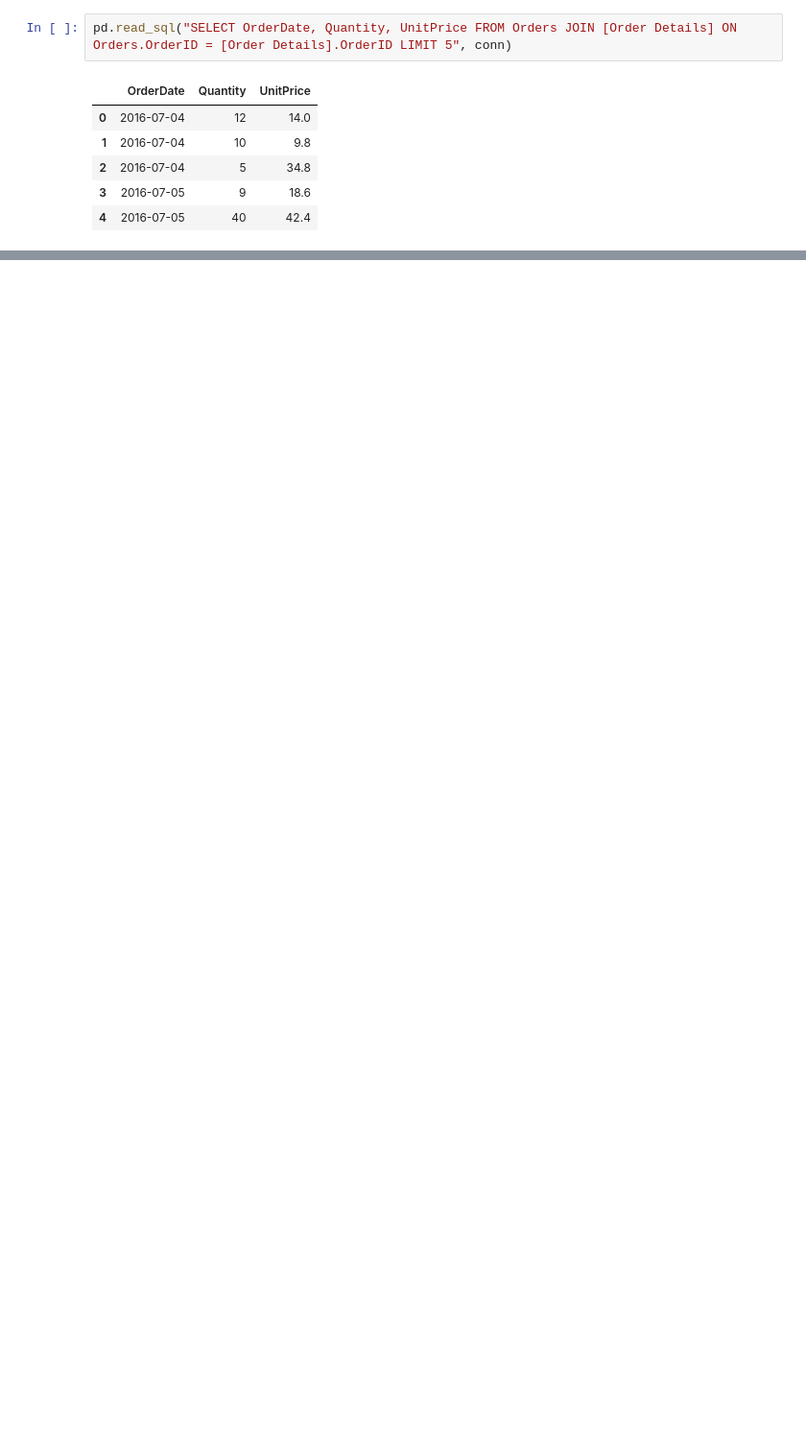
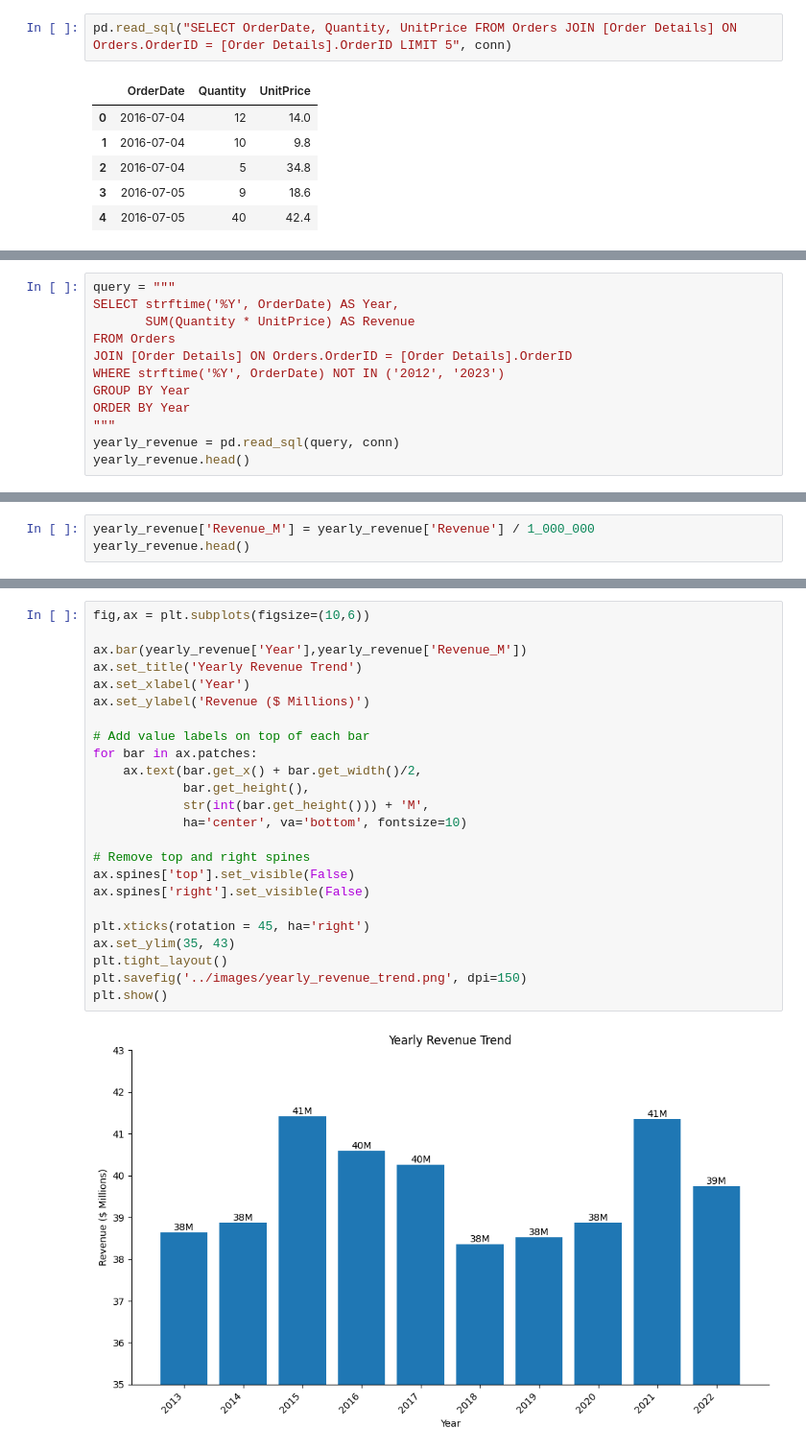
Before and after one commit to MArfanA333/sql-business-analysis-northwind, a Jupyter notebook: notebooks/02_sql_analysis.ipynb, the cells around one changed output, grey strips where cells are left out. Shown at 96% size. Drawn from its saved outputs; the diff is of its cells as text; blank space fills up the shorter version.

```diff
--- a/notebooks/02_sql_analysis.ipynb
+++ b/notebooks/02_sql_analysis.ipynb
@@ -71,0 +155,12 @@ pd.read_sql("SELECT OrderDate, Quantity, UnitPrice FROM Orders JOIN [Order Detai
+# %%
+query = """
+SELECT strftime('%Y', OrderDate) AS Year,
+       SUM(Quantity * UnitPrice) AS Revenue
+FROM Orders
+JOIN [Order Details] ON Orders.OrderID = [Order Details].OrderID
+WHERE strftime('%Y', OrderDate) NOT IN ('2012', '2023')
+GROUP BY Year
+ORDER BY Year
+"""
+yearly_revenue = pd.read_sql(query, conn)
+yearly_revenue.head()
@@ -71,0 +174,3 @@ pd.read_sql("SELECT OrderDate, Quantity, UnitPrice FROM Orders JOIN [Order Detai
+# %%
+yearly_revenue['Revenue_M'] = yearly_revenue['Revenue'] / 1_000_000
+yearly_revenue.head()
@@ -71,0 +184,26 @@ pd.read_sql("SELECT OrderDate, Quantity, UnitPrice FROM Orders JOIN [Order Detai
+# %%
+fig,ax = plt.subplots(figsize=(10,6))
+
+ax.bar(yearly_revenue['Year'],yearly_revenue['Revenue_M'])
+ax.set_title('Yearly Revenue Trend')
+ax.set_xlabel('Year')
+ax.set_ylabel('Revenue ($ Millions)')
+
+# Add value labels on top of each bar
+for bar in ax.patches:
+    ax.text(bar.get_x() + bar.get_width()/2,
+            bar.get_height(),
+            str(int(bar.get_height())) + 'M',
+            ha='center', va='bottom', fontsize=10)
+
+# Remove top and right spines
+ax.spines['top'].set_visible(False)
+ax.spines['right'].set_visible(False)
+
+plt.xticks(rotation = 45, ha='right')
+ax.set_ylim(35, 43)
+plt.tight_layout()
+plt.savefig('../images/yearly_revenue_trend.png', dpi=150)
+plt.show()
+# %% [output]
+[figure, added]
```
Also changed, not shown: parts of 14 cells of this notebook, 2 other files.
